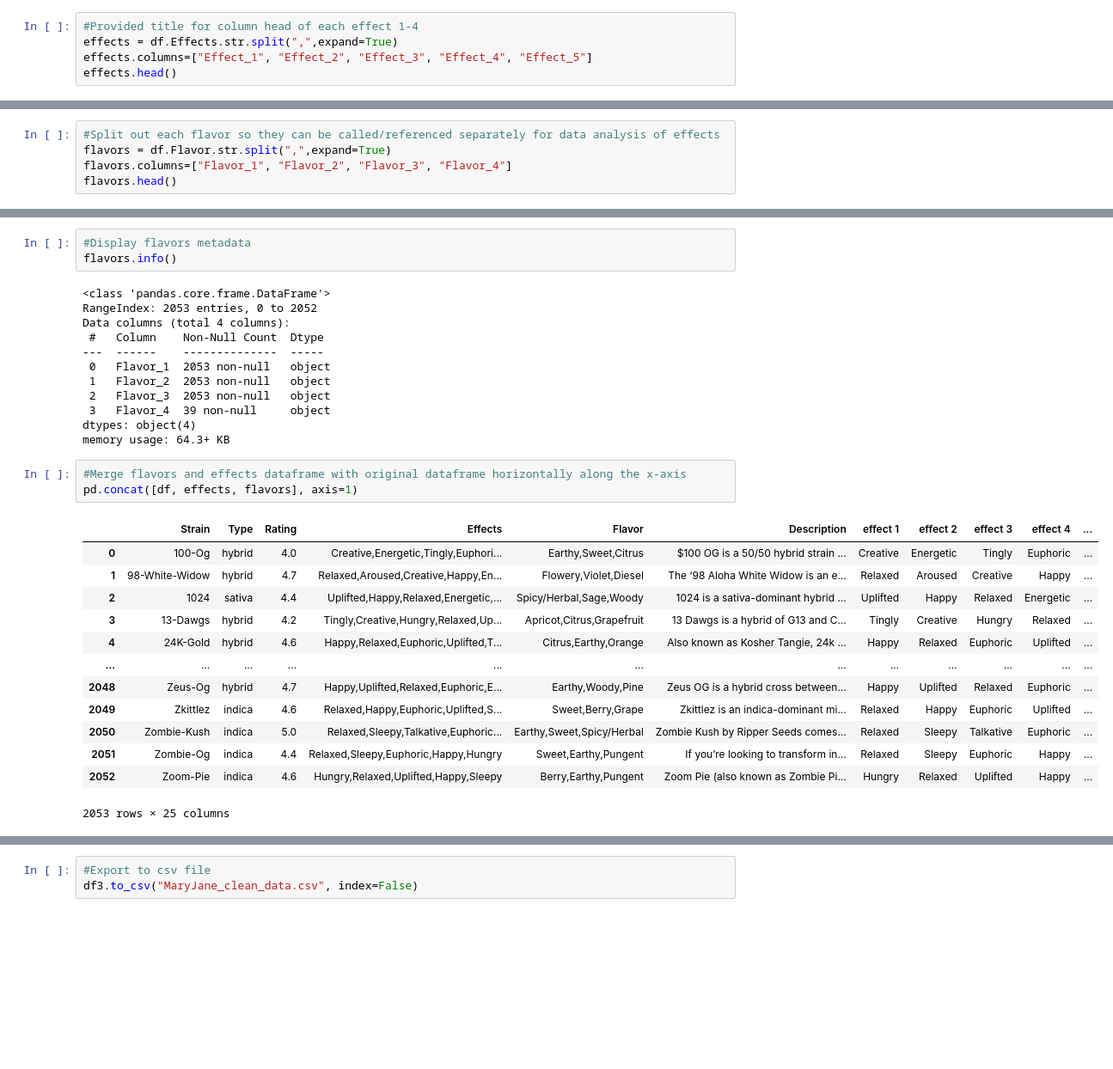
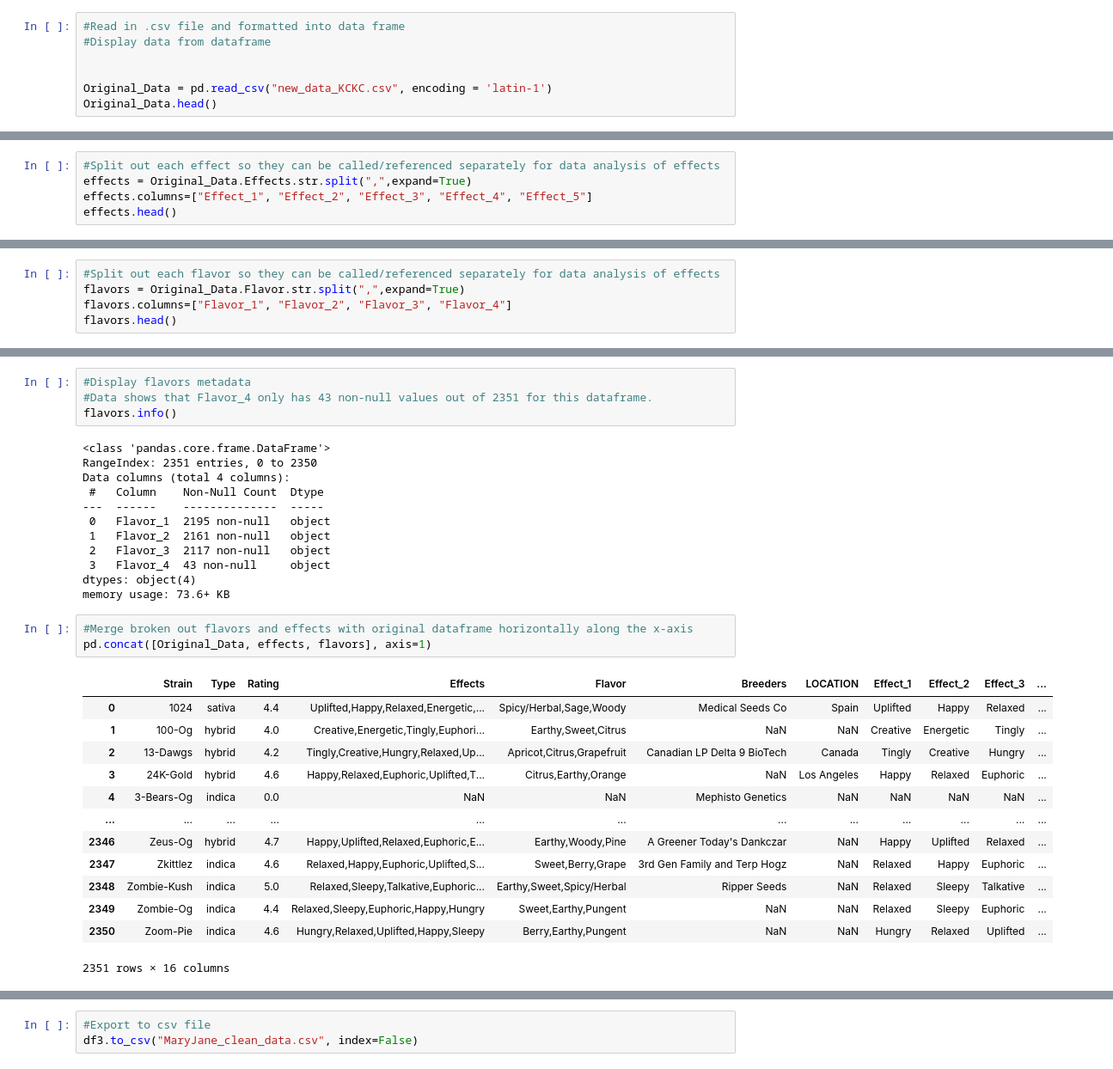
Before and after one commit to Berli85/SMU-Project-1-MaryJane, a Jupyter notebook: KimChi Work/Project 1 Team 2 data KCKC.ipynb, the cells around one changed output, grey strips where cells are left out. Shown: that part at 86% size. Saved outputs shown, nothing was run; the diff lists cells and outputs as text; blank space fills up the shorter version.

```diff
--- a/KimChi Work/Project 1 Team 2 data KCKC.ipynb
+++ b/KimChi Work/Project 1 Team 2 data KCKC.ipynb
@@ -32,6 +6,8 @@ df.Effects.str.split(",",expand=True)
 # %%
-#Provided title for column head of each effect 1-4
-effects = df.Effects.str.split(",",expand=True)
-effects.columns=["Effect_1", "Effect_2", "Effect_3", "Effect_4", "Effect_5"]
-effects.head()
+#Read in .csv file and formatted into data frame
+#Display data from dataframe
+
+
+Original_Data = pd.read_csv("new_data_KCKC.csv", encoding = 'latin-1')
+Original_Data.head()
 # %% [output]
@@ -43,0 +20,5 @@ effects.head()
+# %%
+#Split out each effect so they can be called/referenced separately for data analysis of effects
+effects = Original_Data.Effects.str.split(",",expand=True)
+effects.columns=["Effect_1", "Effect_2", "Effect_3", "Effect_4", "Effect_5"]
+effects.head()
@@ -44,6 +32,6 @@ effects.head()
 # %%
 #Split out each flavor so they can be called/referenced separately for data analysis of effects
-flavors = df.Flavor.str.split(",",expand=True)
+flavors = Original_Data.Flavor.str.split(",",expand=True)
 flavors.columns=["Flavor_1", "Flavor_2", "Flavor_3", "Flavor_4"]
 flavors.head()
 # %% [output]
@@ -56,34 +44,35 @@ flavors.head()
 # %%
 #Display flavors metadata
+#Data shows that Flavor_4 only has 43 non-null values out of 2351 for this dataframe.
 flavors.info()
 # %% [output]
 <class 'pandas.core.frame.DataFrame'>
-RangeIndex: 2053 entries, 0 to 2052
+RangeIndex: 2351 entries, 0 to 2350
 Data columns (total 4 columns):
  #   Column    Non-Null Count  Dtype
 ---  ------    --------------  -----
- 0   Flavor_1  2053 non-null   object
- 1   Flavor_2  2053 non-null   object
- 2   Flavor_3  2053 non-null   object
- 3   Flavor_4  39 non-null     object
+ 0   Flavor_1  2195 non-null   object
+ 1   Flavor_2  2161 non-null   object
+ 2   Flavor_3  2117 non-null   object
+ 3   Flavor_4  43 non-null     object
 dtypes: object(4)
-memory usage: 64.3+ KB
+memory usage: 73.6+ KB
 # %%
-#Merge flavors and effects dataframe with original dataframe horizontally along the x-axis
-pd.concat([df, effects, flavors], axis=1)
+#Merge broken out flavors and effects with original dataframe horizontally along the x-axis
+pd.concat([Original_Data, effects, flavors], axis=1)
 # %% [output]
-|  | Strain | Type | Rating | Effects | Flavor | Description | effect 1 | effect 2 | effect 3 | effect 4 | ... |
-| 0 | 100-Og | hybrid | 4.0 | Creative,Energetic,Tingly,Euphori... | Earthy,Sweet,Citrus | $100 OG is a 50/50 hybrid strain ... | Creative | Energetic | Tingly | Euphoric | ... |
-| 1 | 98-White-Widow | hybrid | 4.7 | Relaxed,Aroused,Creative,Happy,En... | Flowery,Violet,Diesel | The ‘98 Aloha White Widow is an e... | Relaxed | Aroused | Creative | Happy | ... |
-| 2 | 1024 | sativa | 4.4 | Uplifted,Happy,Relaxed,Energetic,... | Spicy/Herbal,Sage,Woody | 1024 is a sativa-dominant hybrid ... | Uplifted | Happy | Relaxed | Energetic | ... |
-| 3 | 13-Dawgs | hybrid | 4.2 | Tingly,Creative,Hungry,Relaxed,Up... | Apricot,Citrus,Grapefruit | 13 Dawgs is a hybrid of G13 and C... | Tingly | Creative | Hungry | Relaxed | ... |
-| 4 | 24K-Gold | hybrid | 4.6 | Happy,Relaxed,Euphoric,Uplifted,T... | Citrus,Earthy,Orange | Also known as Kosher Tangie, 24k ... | Happy | Relaxed | Euphoric | Uplifted | ... |
+|  | Strain | Type | Rating | Effects | Flavor | Breeders | LOCATION | Effect_1 | Effect_2 | Effect_3 | ... |
+| 0 | 1024 | sativa | 4.4 | Uplifted,Happy,Relaxed,Energetic,... | Spicy/Herbal,Sage,Woody | Medical Seeds Co | Spain | Uplifted | Happy | Relaxed | ... |
+| 1 | 100-Og | hybrid | 4.0 | Creative,Energetic,Tingly,Euphori... | Earthy,Sweet,Citrus | NaN | NaN | Creative | Energetic | Tingly | ... |
+| 2 | 13-Dawgs | hybrid | 4.2 | Tingly,Creative,Hungry,Relaxed,Up... | Apricot,Citrus,Grapefruit | Canadian LP Delta 9 BioTech | Canada | Tingly | Creative | Hungry | ... |
+| 3 | 24K-Gold | hybrid | 4.6 | Happy,Relaxed,Euphoric,Uplifted,T... | Citrus,Earthy,Orange | NaN | Los Angeles | Happy | Relaxed | Euphoric | ... |
+| 4 | 3-Bears-Og | indica | 0.0 | NaN | NaN | Mephisto Genetics | NaN | NaN | NaN | NaN | ... |
 | ... | ... | ... | ... | ... | ... | ... | ... | ... | ... | ... | ... |
-| 2048 | Zeus-Og | hybrid | 4.7 | Happy,Uplifted,Relaxed,Euphoric,E... | Earthy,Woody,Pine | Zeus OG is a hybrid cross between... | Happy | Uplifted | Relaxed | Euphoric | ... |
-| 2049 | Zkittlez | indica | 4.6 | Relaxed,Happy,Euphoric,Uplifted,S... | Sweet,Berry,Grape | Zkittlez is an indica-dominant mi... | Relaxed | Happy | Euphoric | Uplifted | ... |
-| 2050 | Zombie-Kush | indica | 5.0 | Relaxed,Sleepy,Talkative,Euphoric... | Earthy,Sweet,Spicy/Herbal | Zombie Kush by Ripper Seeds comes... | Relaxed | Sleepy | Talkative | Euphoric | ... |
-| 2051 | Zombie-Og | indica | 4.4 | Relaxed,Sleepy,Euphoric,Happy,Hungry | Sweet,Earthy,Pungent | If you’re looking to transform in... | Relaxed | Sleepy | Euphoric | Happy | ... |
-| 2052 | Zoom-Pie | indica | 4.6 | Hungry,Relaxed,Uplifted,Happy,Sleepy | Berry,Earthy,Pungent | Zoom Pie (also known as Zombie Pi... | Hungry | Relaxed | Uplifted | Happy | ... |
+| 2346 | Zeus-Og | hybrid | 4.7 | Happy,Uplifted,Relaxed,Euphoric,E... | Earthy,Woody,Pine | A Greener Today's Dankczar | NaN | Happy | Uplifted | Relaxed | ... |
+| 2347 | Zkittlez | indica | 4.6 | Relaxed,Happy,Euphoric,Uplifted,S... | Sweet,Berry,Grape | 3rd Gen Family and Terp Hogz | NaN | Relaxed | Happy | Euphoric | ... |
+| 2348 | Zombie-Kush | indica | 5.0 | Relaxed,Sleepy,Talkative,Euphoric... | Earthy,Sweet,Spicy/Herbal | Ripper Seeds | NaN | Relaxed | Sleepy | Talkative | ... |
+| 2349 | Zombie-Og | indica | 4.4 | Relaxed,Sleepy,Euphoric,Happy,Hungry | Sweet,Earthy,Pungent | NaN | NaN | Relaxed | Sleepy | Euphoric | ... |
+| 2350 | Zoom-Pie | indica | 4.6 | Hungry,Relaxed,Uplifted,Happy,Sleepy | Berry,Earthy,Pungent | NaN | NaN | Hungry | Relaxed | Uplifted | ... |
-2053 rows × 25 columns
+2351 rows × 16 columns
 # %%
 #Make one new dataframe with original data, effects, and flavors then display
```
Also changed, not shown: parts of 38 cells of this notebook, 5 other files.
